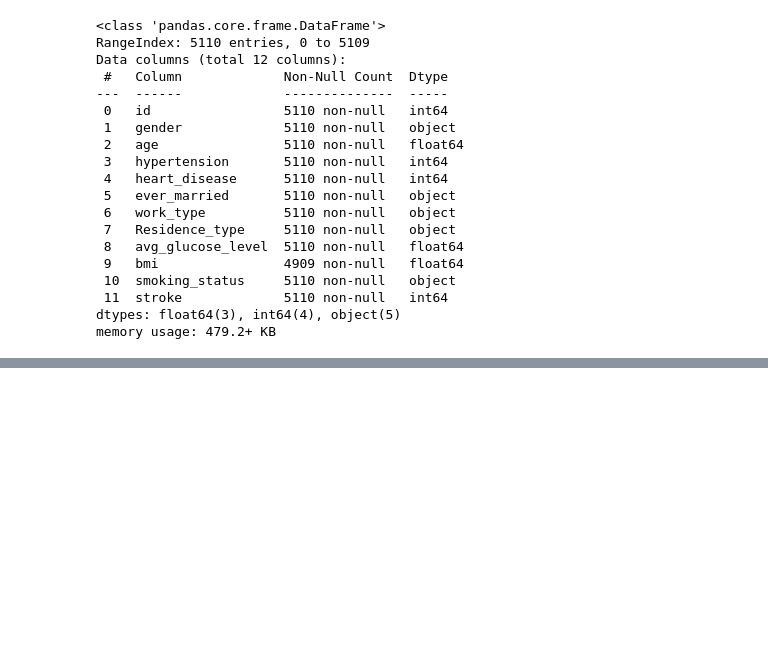
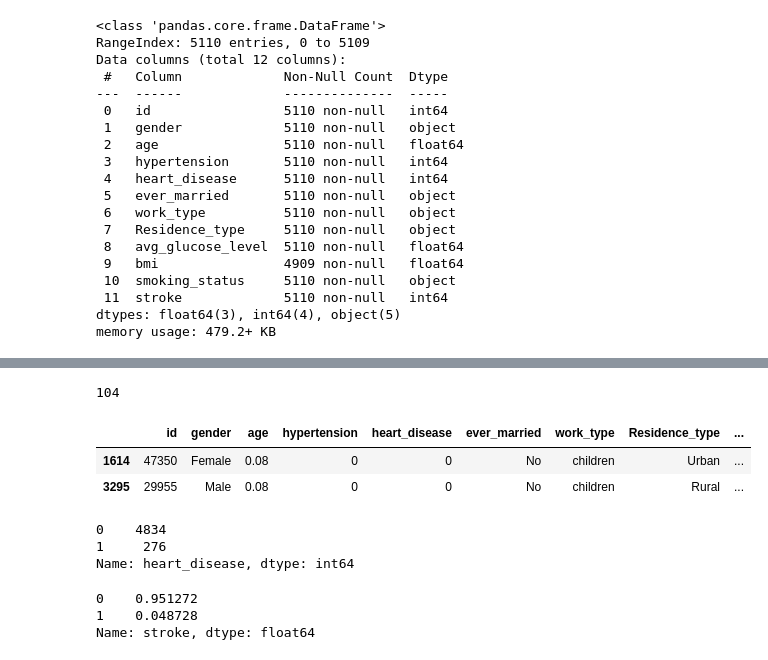
Before and after one commit to Davianka/stroke-prediction, a Jupyter notebook: project_2.ipynb, the cells around one changed output, grey strips where cells are left out. Drawn from its saved outputs; the diff is of its cells as text; code cells hidden in the pictures; blank space fills up the shorter version.

```diff
--- a/project_2.ipynb
+++ b/project_2.ipynb
@@ -89,0 +189,22 @@ memory usage: 479.2+ KB
+# %%
+df['age'].nunique()
+# %% [output]
+104
+# %%
+df.loc[df['age'] ==0.08]
+# %% [output]
+|  | id | gender | age | hypertension | heart_disease | ever_married | work_type | Residence_type | ... |
+| 1614 | 47350 | Female | 0.08 | 0 | 0 | No | children | Urban | ... |
+| 3295 | 29955 | Male | 0.08 | 0 | 0 | No | children | Rural | ... |
+# %%
+df['heart_disease'].value_counts()
+# %% [output]
+0    4834
+1     276
+Name: heart_disease, dtype: int64
+# %%
+df['stroke'].value_counts(normalize=True)
+# %% [output]
+0    0.951272
+1    0.048728
+Name: stroke, dtype: float64
```
Also changed, not shown: parts of 8 cells of this notebook.
